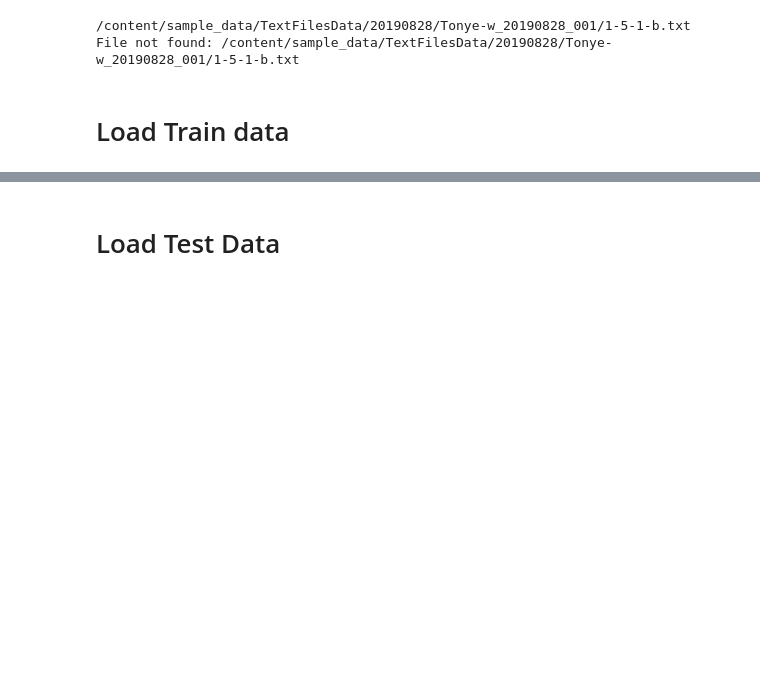
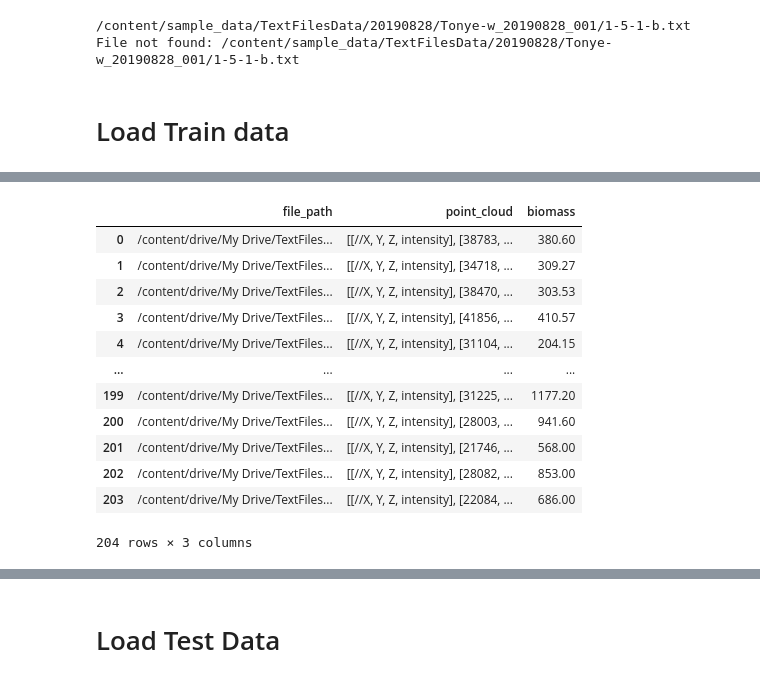
Before and after one commit to Faareh-Ahmed/Biomass-Prediction-from-3D-Point-Cloud, a Jupyter notebook: pointcloud.ipynb, the cells around one changed output, grey strips where cells are left out. Drawn from its saved outputs; the diff is of its cells as text; code cells hidden in the pictures; blank space fills up the shorter version.

Commit message:
Added DataFrames for Easier processing

```diff
--- a/pointcloud.ipynb
+++ b/pointcloud.ipynb
@@ -349,0 +364,27 @@ biomass_values = np.array(biomass_values)
+# %%
+
+# Base directory
+base_dir = '/content/drive/My Drive/TextFilesData'
+
+# Example to read point cloud data
+def load_point_cloud(file_path):
+    # Load the point cloud data from the .txt file
+    point_cloud = pd.read_csv(file_path, delimiter=' ', header=None)  # Adjust delimiter based on your file format
+    return point_cloud.values  # Convert to NumPy array or leave as DataFrame based on your needs
+
+# Create a DataFrame to store point clouds and biomass values
+data = []
+
+for _, row in df.iterrows():
+    full_path = base_dir + row[0]  # Construct full file path
+    point_cloud = load_point_cloud(full_path)  # Load point cloud data
+    biomass_value = row[2]  # Assuming biomass value is in the second column
+
+    data.append([full_path, point_cloud, biomass_value])  # Store all in a list
+
+# Convert list to DataFrame
+df_point_clouds = pd.DataFrame(data, columns=["file_path", "point_cloud", "biomass"])
+
+# Now you can access them easily:
+# df_point_clouds["point_cloud"][0] -> First point cloud
+# df_point_clouds["biomass"].mean() -> Compute average biomass
@@ -349,0 +404,16 @@ biomass_values = np.array(biomass_values)
+# %%
+df_point_clouds
+# %% [output]
+|  | file_path | point_cloud | biomass |
+| 0 | /content/drive/My Drive/TextFiles... | [[//X, Y, Z, intensity], [38783, ... | 380.60 |
+| 1 | /content/drive/My Drive/TextFiles... | [[//X, Y, Z, intensity], [34718, ... | 309.27 |
+| 2 | /content/drive/My Drive/TextFiles... | [[//X, Y, Z, intensity], [38470, ... | 303.53 |
+| 3 | /content/drive/My Drive/TextFiles... | [[//X, Y, Z, intensity], [41856, ... | 410.57 |
+| 4 | /content/drive/My Drive/TextFiles... | [[//X, Y, Z, intensity], [31104, ... | 204.15 |
+| ... | ... | ... | ... |
+| 199 | /content/drive/My Drive/TextFiles... | [[//X, Y, Z, intensity], [31225, ... | 1177.20 |
+| 200 | /content/drive/My Drive/TextFiles... | [[//X, Y, Z, intensity], [28003, ... | 941.60 |
+| 201 | /content/drive/My Drive/TextFiles... | [[//X, Y, Z, intensity], [21746, ... | 568.00 |
+| 202 | /content/drive/My Drive/TextFiles... | [[//X, Y, Z, intensity], [28082, ... | 853.00 |
+| 203 | /content/drive/My Drive/TextFiles... | [[//X, Y, Z, intensity], [22084, ... | 686.00 |
+204 rows × 3 columns
```
Also changed, not shown: parts of 21 cells of this notebook.
